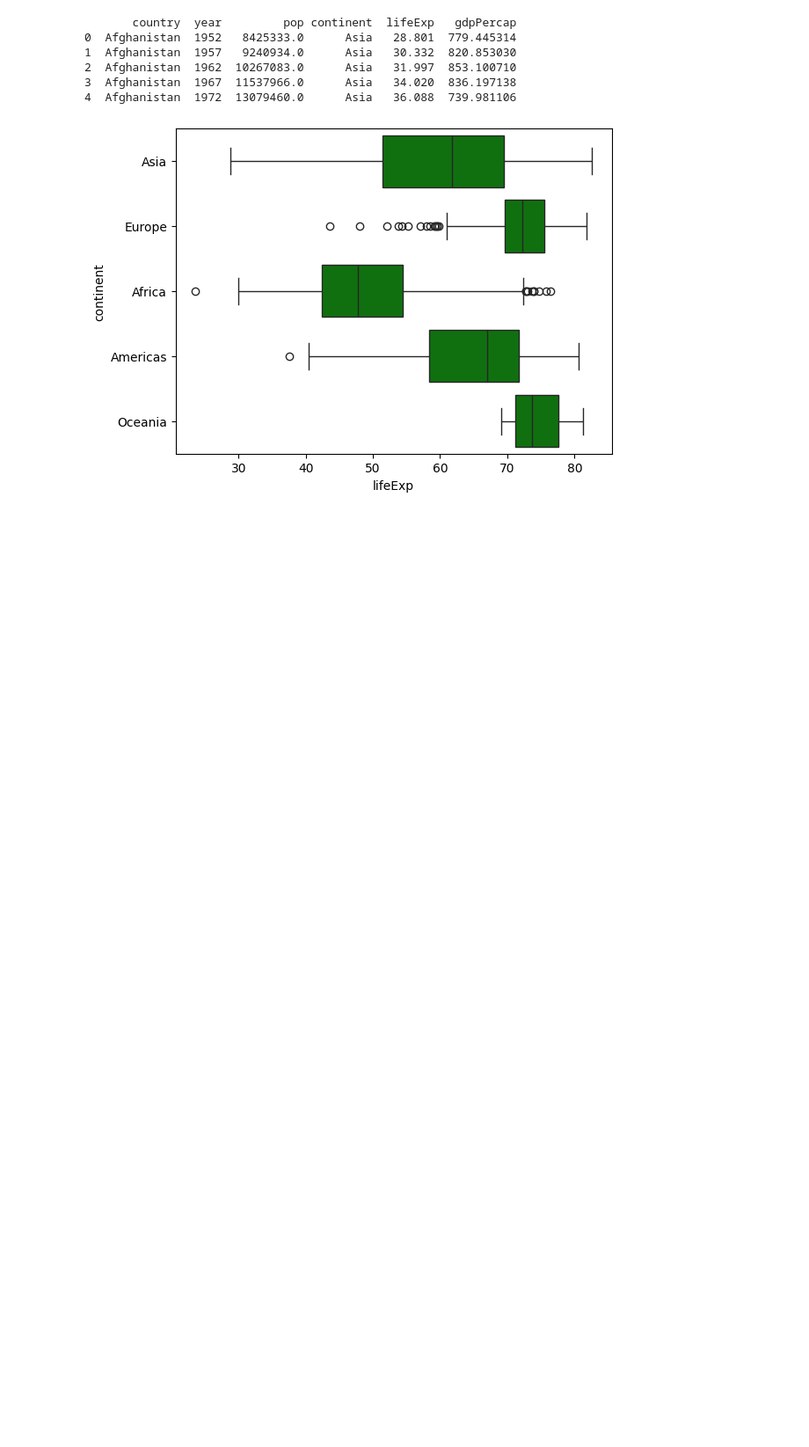
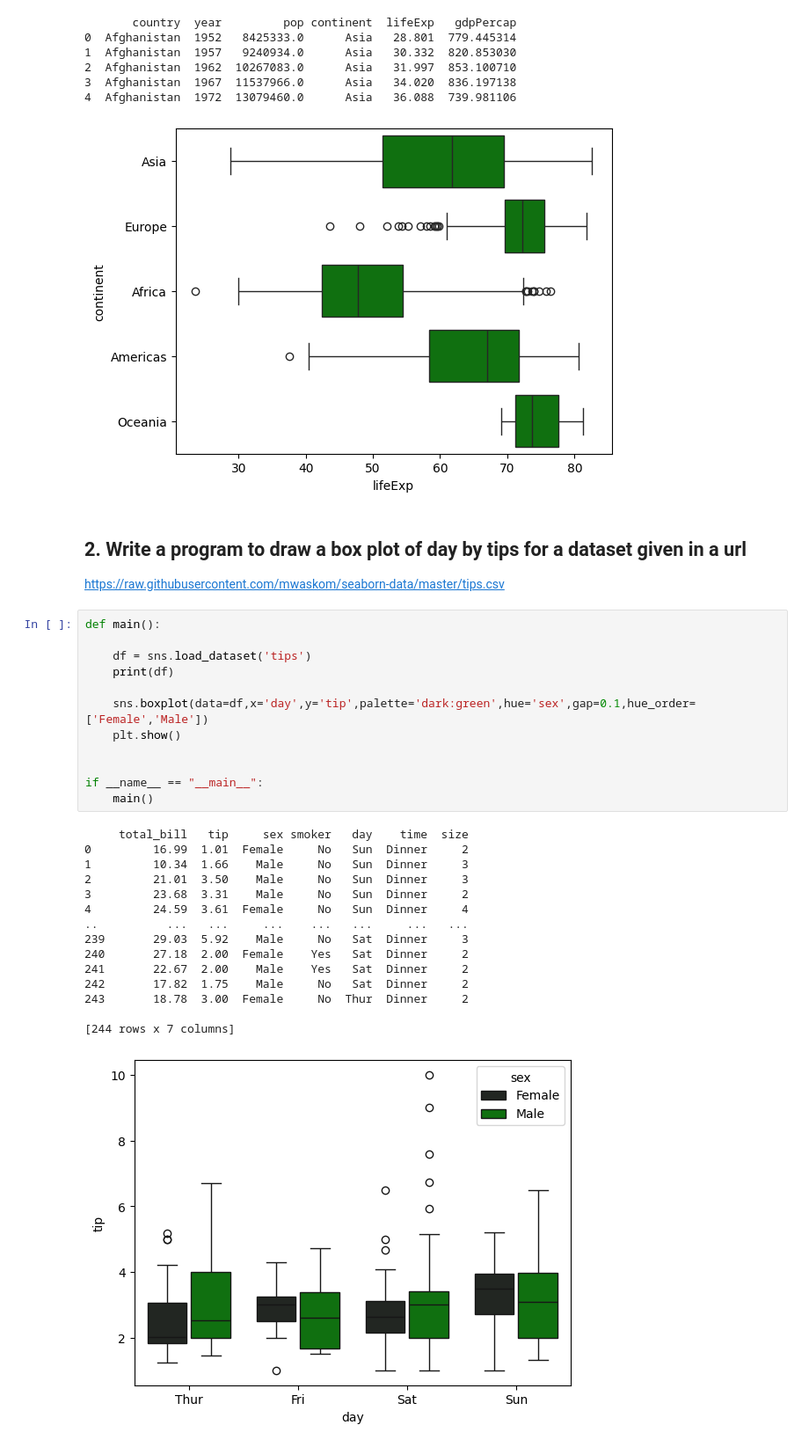
Before and after one commit to Deven5656/Python_Libraries, a Jupyter notebook: Seaborn/seaborn_boxplot.ipynb, the cells around one changed output. Shown at 88% size. Cells and saved outputs as stored; diff of their text form; blank space fills up the shorter version.

Commit message:
[Deven] Add : Python program to draw a box plot of day by tips for a dataset given in a ur

```diff
--- a/Seaborn/seaborn_boxplot.ipynb
+++ b/Seaborn/seaborn_boxplot.ipynb
@@ -37,3 +37,34 @@ if __name__ == "__main__":
 3  Afghanistan  1967  11537966.0      Asia   34.020  836.197138
 4  Afghanistan  1972  13079460.0      Asia   36.088  739.981106
 [figure]
+# %% [markdown]
+## 2. Write a program to draw a box plot of day by tips for a dataset given in a url
+https://raw.githubusercontent.com/mwaskom/seaborn-data/master/tips.csv
+# %%
+def main():
+
+    df = sns.load_dataset('tips')
+    print(df)
+
+    sns.boxplot(data=df,x='day',y='tip',palette='dark:green',hue='sex',gap=0.1,hue_order=['Female','Male'])
+    plt.show()
+
+
+if __name__ == "__main__":
+    main()
+# %% [output]
+     total_bill   tip     sex smoker   day    time  size
+0         16.99  1.01  Female     No   Sun  Dinner     2
+1         10.34  1.66    Male     No   Sun  Dinner     3
+2         21.01  3.50    Male     No   Sun  Dinner     3
+3         23.68  3.31    Male     No   Sun  Dinner     2
+4         24.59  3.61  Female     No   Sun  Dinner     4
+..          ...   ...     ...    ...   ...     ...   ...
+239       29.03  5.92    Male     No   Sat  Dinner     3
+240       27.18  2.00  Female    Yes   Sat  Dinner     2
+241       22.67  2.00    Male    Yes   Sat  Dinner     2
+242       17.82  1.75    Male     No   Sat  Dinner     2
+243       18.78  3.00  Female     No  Thur  Dinner     2
+
+[244 rows x 7 columns]
+[figure, added]
```
